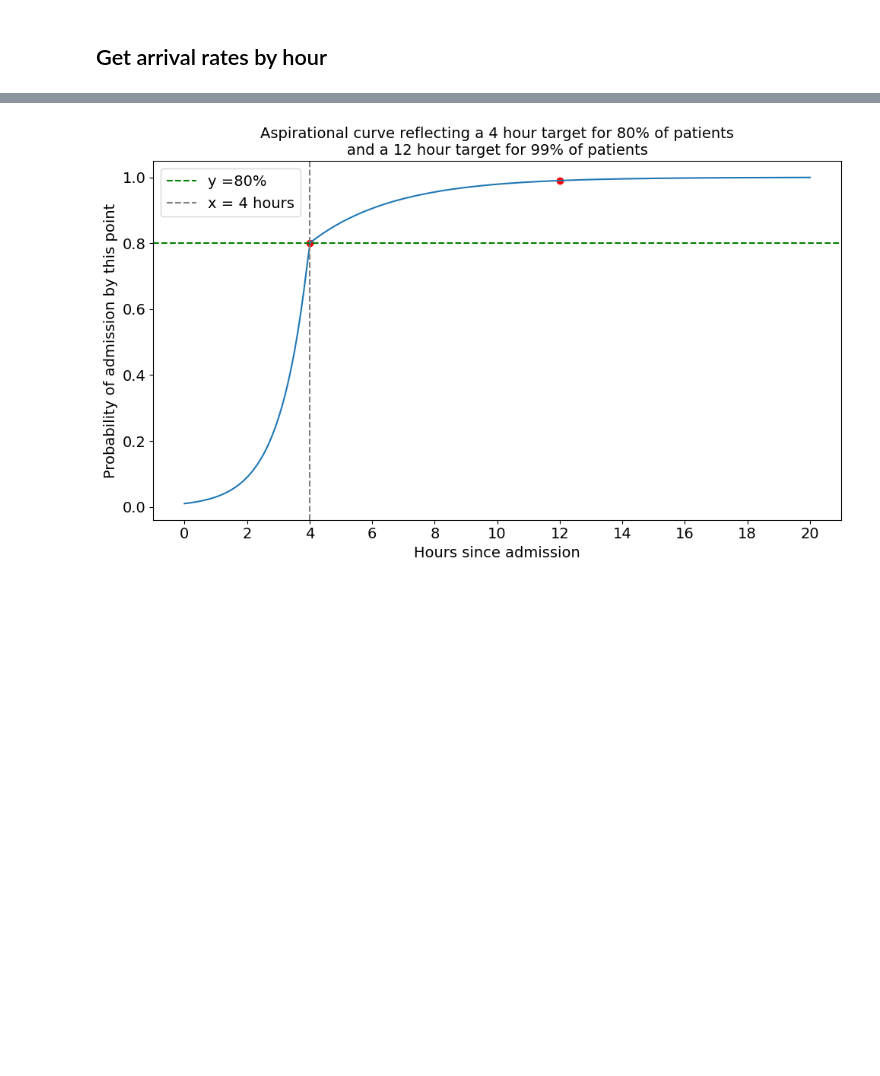
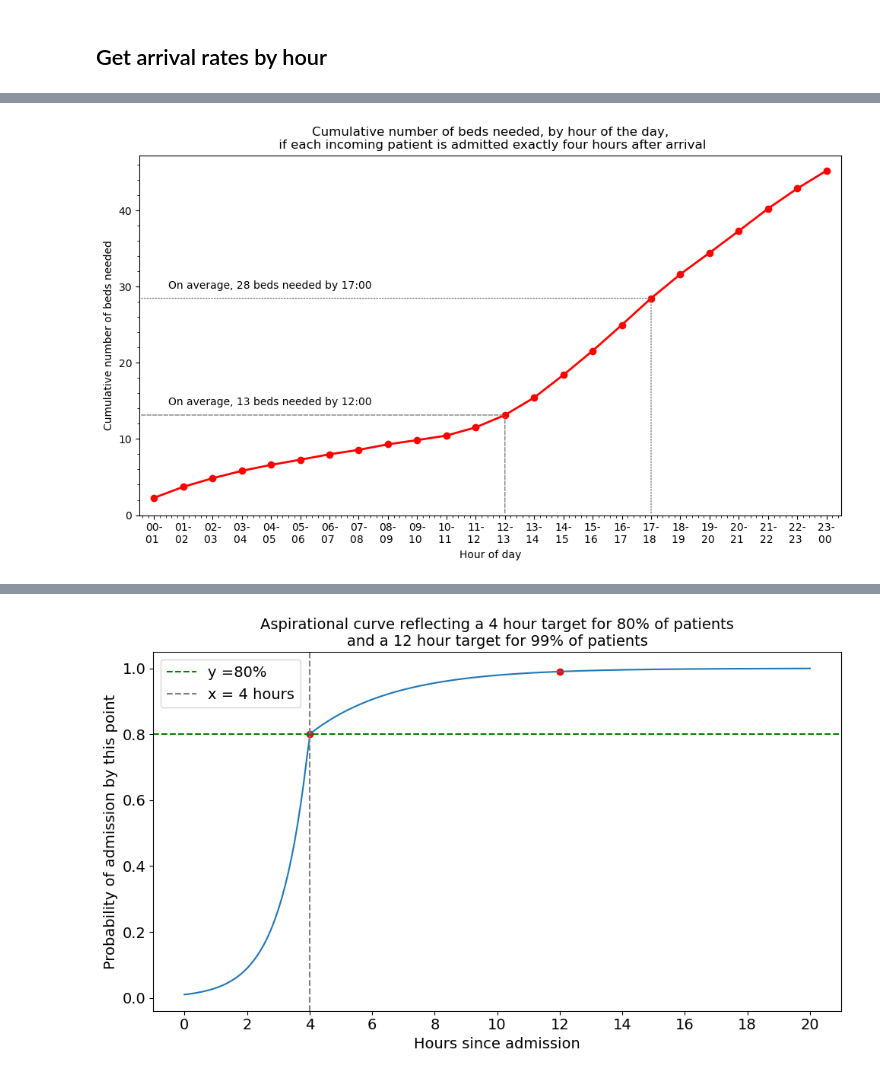
Before and after one commit to zmek/patientflow, a Jupyter notebook: notebooks/experiments/Modelling_to_show_true_demand.ipynb, the cells around one changed output, grey strips where cells are left out. Cells and saved outputs as stored; diff of their text form; code cells hidden in the pictures; blank space fills up the shorter version.

```diff
--- a/notebooks/experiments/Modelling_to_show_true_demand.ipynb
+++ b/notebooks/experiments/Modelling_to_show_true_demand.ipynb
@@ -319,0 +216,7 @@ plt.show()
+# %%
+start_plot_index = 8
+cumulative_arrivals_lagged = np.cumsum(arrival_rates_lagged[start_plot_index:] + arrival_rates_lagged[0:start_plot_index])
+cumulative_arrivals_lagged[-1]
+end_of_influencable_window = 17
+cumulative_arrivals_lagged[end_of_influencable_window - start_plot_index]
+hour_values[end_of_influencable_window - start_plot_index]
@@ -319,0 +225,3 @@ plt.show()
+# %%
+start_of_influencable_window = 8
+end_of_influencable_window = 17
@@ -319,0 +230,79 @@ plt.show()
+# %%
+# Cumulative arrival rates
+import numpy as np
+
+# Calculate cumulative arrivals
+# total_arrivals = np.sum(arrival_rates)
+
+title = 'Cumulative number of beds needed, by hour of the day, if each patient is admitted exactly four hours after arrival'
+
+def plot_cumulative_arrival_rates(hour_labels, arrival_rates_lagged, title, start_plot_index = 0, draw_window = None, x_margin = 0.5):
+
+    cumulative_arrivals_lagged = (np.cumsum(arrival_rates_lagged[start_plot_index:] + arrival_rates_lagged[0:start_plot_index]) )
+
+
+    # Plot the cumulative data
+    plt.figure(figsize=(10, 6))
+    plt.plot(hour_labels[start_plot_index:] + hour_labels[0:start_plot_index],
+                 cumulative_arrivals_lagged , marker='o', color='red', linewidth=2)
+    # plt.xticks(rotation=45)
+    plt.xlabel('Hour of day')
+    plt.ylabel('Cumulative number of beds needed')
+    plt.ylim(0, max(cumulative_arrivals_lagged) + 2)
+    plt.xlim(hour_values[0] - x_margin, hour_values[-1] + x_margin)
+    plt.minorticks_on()
+    plt.gca().yaxis.set_minor_locator(plt.MultipleLocator(2))
+
+    # Adding the extra lines
+    if draw_window:
+        start_of_influencable_window, end_of_influencable_window = draw_window
+        plt.hlines(y=cumulative_arrivals_lagged[-1],
+               xmin=hour_values[end_of_influencable_window - start_plot_index],
+               xmax=hour_values[-1],
+               color='blue', linestyle='--')
+        plt.plot([hour_values[start_of_influencable_window - start_plot_index], hour_values[end_of_influencable_window- start_plot_index]],
+             [cumulative_arrivals_lagged[start_of_influencable_window- start_plot_index], cumulative_arrivals_lagged[-1]],
+             color='blue', linestyle='--')  # Change color and style as needed
+        x1 = hour_values[start_of_influencable_window - start_plot_index]
+        y1 = cumulative_arrivals_lagged[start_of_influencable_window- start_plot_index]
+        x2 = hour_values[end_of_influencable_window- start_plot_index]
+        y2 = cumulative_arrivals_lagged[-1]
+
+        slope = (y2 - y1) / (x2 - x1)
+        plt.annotate(f'On average, {int(slope)} beds need to be vacated\neach hour between {start_of_influencable_window}:00 and {end_of_influencable_window}:00\nto create capacity for all overnight arrivals\nby {end_of_influencable_window}:00',
+             xy=(0 ,y2),
+             xytext=(0, y2), va = 'top')  # Add arrowprops for clarity
+
+    else:
+        for hour_line in [12,17]:
+            plt.annotate('', xy=(hour_values[hour_line-start_plot_index], cumulative_arrivals_lagged[hour_line-start_plot_index]), xytext=(hour_values[hour_line-start_plot_index], 0),
+                        arrowprops=dict(arrowstyle='-', linestyle=line_styles[hour_line], color='grey'))
+            plt.annotate('', xy=(hour_values[hour_line-start_plot_index], cumulative_arrivals_lagged[hour_line-start_plot_index]), xytext=(hour_values[0] - x_margin,
+                                                                                                                                           cumulative_arrivals_lagged[hour_line-start_plot_index]),
+                        arrowprops=dict(arrowstyle='-', linestyle=line_styles[hour_line], color='grey'))
+
+        for hour_line in [12, 17]:
+            # plt.plot([], [], linestyle=line_styles[hour_line], color='grey', label=f'Number of beds needed by {hour_line}:00')
+            # plt.grid(True)
+            print(cumulative_arrivals_lagged[hour_line-start_plot_index])
+            plt.annotate(f'On average, {int(cumulative_arrivals_lagged[hour_line-start_plot_index])} beds needed by {hour_line}:00',
+                         xy=(hour_values[hour_line-start_plot_index],
+                          cumulative_arrivals_lagged[hour_line-start_plot_index]),
+                         xytext=(hour_values[1] - x_margin, cumulative_arrivals_lagged[hour_line-start_plot_index] + 1
+                                                    ),
+                        ha='left', va='bottom', fontsize=10)
+
+    plt.title(title)
+    # plt.legend(loc='upper left')
+
+    plt.tight_layout()
+    plt.savefig(media_file_path / title.replace(" ", "_").replace("%","").replace("\n","").replace(',','').replace('.',''), dpi=300)
+
+    plt.show()
+
+title = 'Cumulative number of beds needed, by hour of the day,\n if each incoming patient is admitted exactly four hours after arrival'
+plot_cumulative_arrival_rates(hour_labels, arrival_rates_lagged, title, start_plot_index = 0)
+
+title = 'Cumulative number of beds needed, by hour of the day,\n if each incoming patient is admitted exactly four hours after arrival, starting at 8 am'
+plot_cumulative_arrival_rates(hour_labels, arrival_rates_lagged, title, start_plot_index = 8)
+# %% [output]
@@ -319,0 +311 @@ plt.show()
+[figure, added]
```
Also changed, not shown: parts of 43 cells of this notebook, 11 other files.
